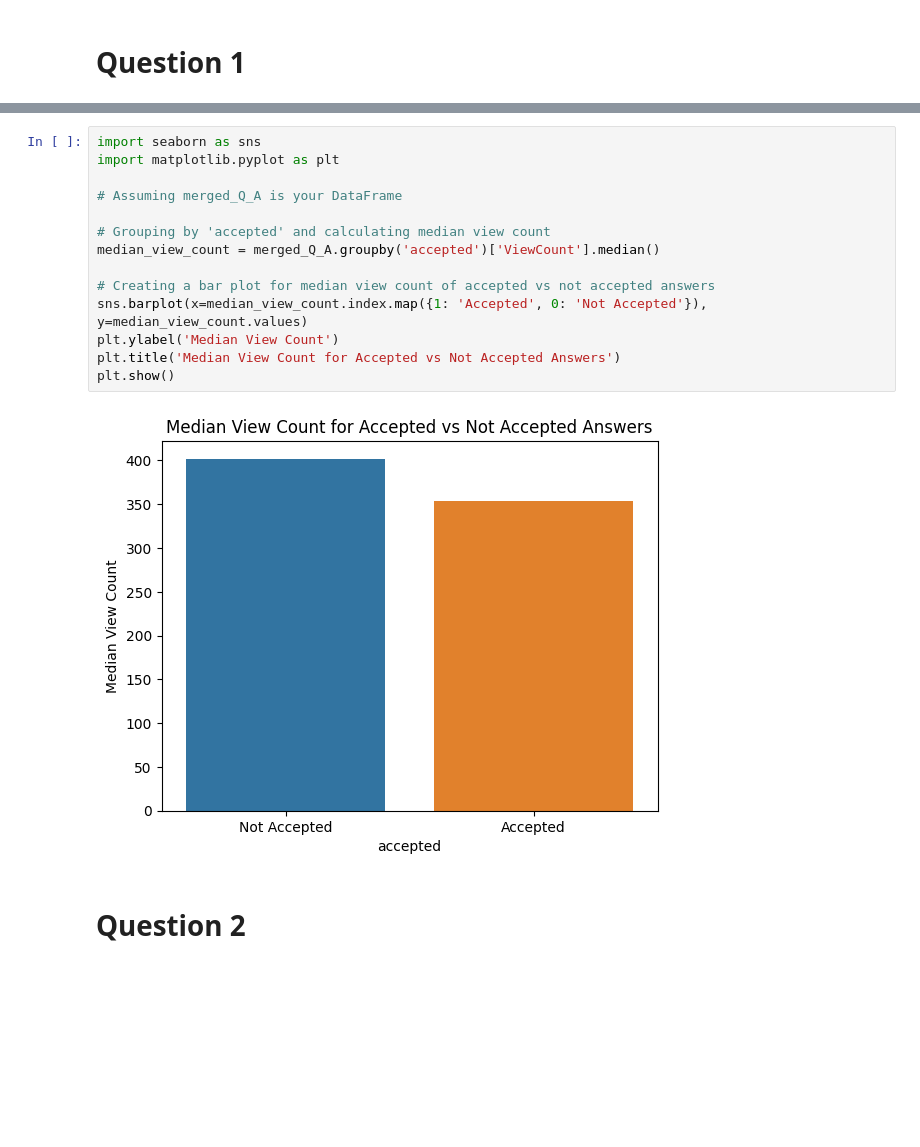
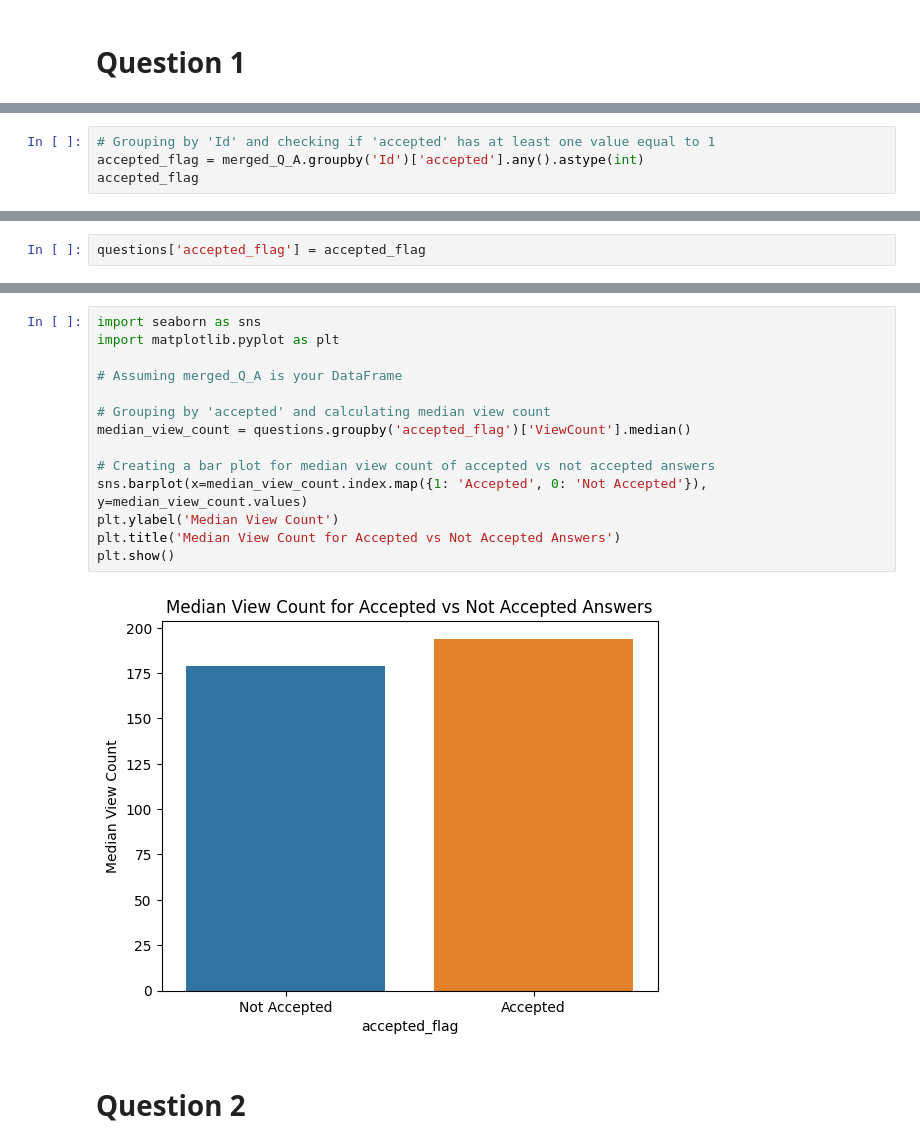
Before and after one commit to mostafa-ja/Data-Mining-fall-2023, a Jupyter notebook: Data_Mining2.ipynb, the cells around one changed output, grey strips where cells are left out. Drawn from its saved outputs; the diff is of its cells as text; blank space fills up the shorter version.

```diff
--- a/Data_Mining2.ipynb
+++ b/Data_Mining2.ipynb
@@ -119,0 +137,4 @@ merged_Q_A.head()
+# %%
+# Grouping by 'Id' and checking if 'accepted' has at least one value equal to 1
+accepted_flag = merged_Q_A.groupby('Id')['accepted'].any().astype(int)
+accepted_flag
@@ -120,2 +155,4 @@ merged_Q_A.head()
+# %%
+questions['accepted_flag'] = accepted_flag
 # %%
 # Calculating the correlation between 'Column1' and 'Column2'
@@ -135,19 +172,19 @@ plt.show()
 # %%
 import seaborn as sns
 import matplotlib.pyplot as plt
 
 # Assuming merged_Q_A is your DataFrame
 
 # Grouping by 'accepted' and calculating median view count
-median_view_count = merged_Q_A.groupby('accepted')['ViewCount'].median()
+median_view_count = questions.groupby('accepted_flag')['ViewCount'].median()
 
 # Creating a bar plot for median view count of accepted vs not accepted answers
 sns.barplot(x=median_view_count.index.map({1: 'Accepted', 0: 'Not Accepted'}), y=median_view_count.values)
 plt.ylabel('Median View Count')
 plt.title('Median View Count for Accepted vs Not Accepted Answers')
 plt.show()
 # %% [output]
-[figure, old version]
+[figure, new version]
 # %% [markdown]
 # Question 2
 # %%
```
Also changed, not shown: parts of 13 cells of this notebook.
